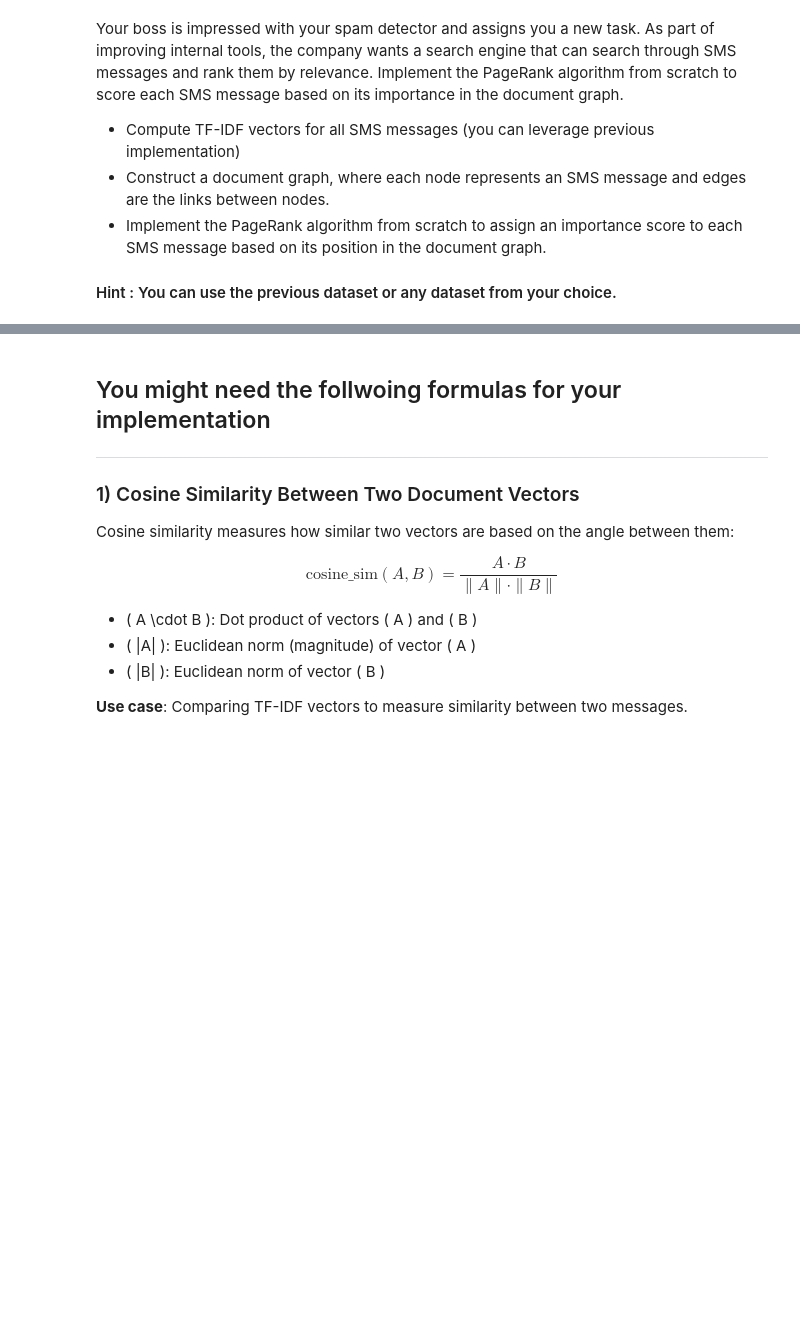
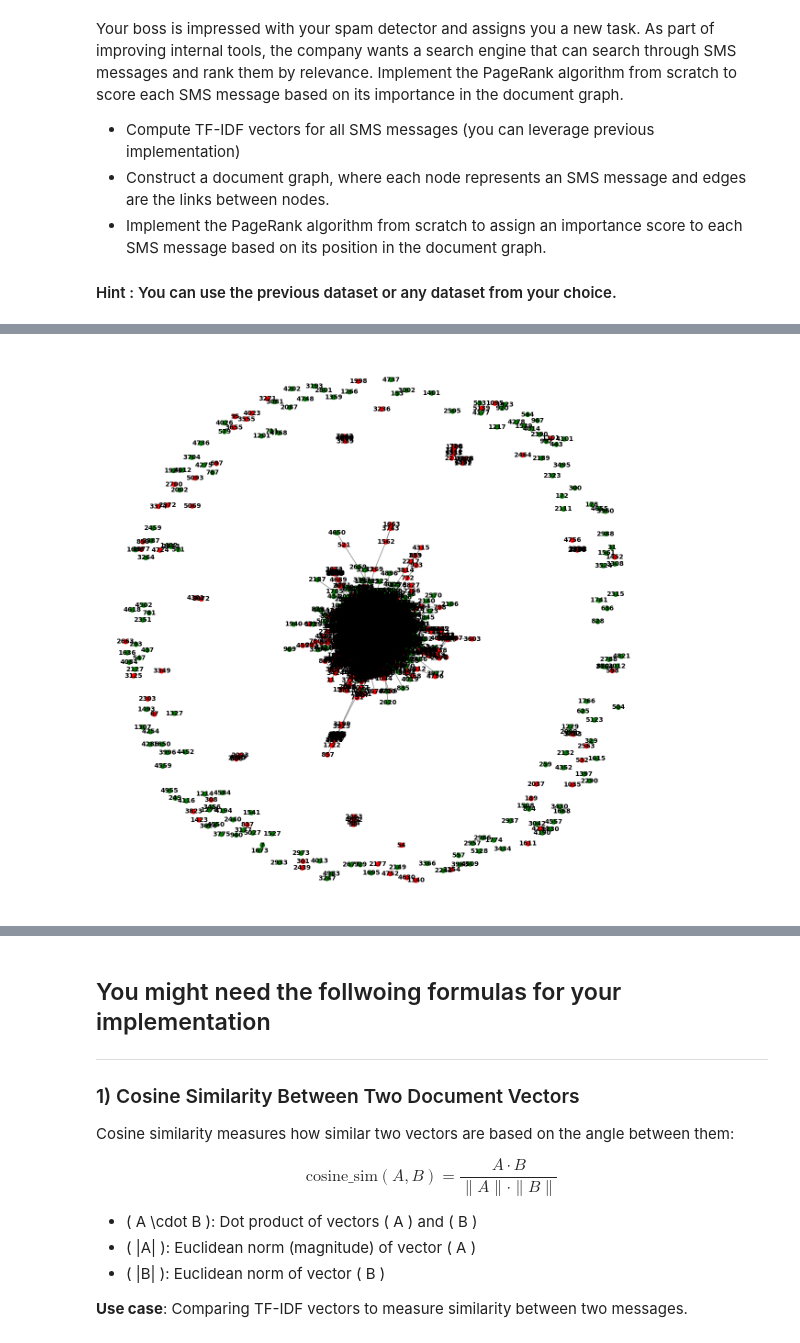
Before and after one commit to jdai01/CAI_NatL, a Jupyter notebook: Assignment 2/Assignment_2.ipynb, the cells around one changed output, grey strips where cells are left out. Cells and saved outputs as stored; diff of their text form; code cells hidden in the pictures; blank space fills up the shorter version.

```diff
--- a/Assignment 2/Assignment_2.ipynb
+++ b/Assignment 2/Assignment_2.ipynb
@@ -450,0 +428,43 @@ Your boss is impressed with your spam detector and assigns you a new task. As pa
+# %%
+def plot_graph(cosine_sim_matrix, labels, threshold=0.1):
+    # Create an undirected graph
+    N = cosine_sim_matrix.shape[0]
+    G = nx.Graph()
+
+    # Add nodes to the graph
+    for i in range(N):
+        G.add_node(i)
+
+    # Add edges based on the cosine similarity threshold
+    for i in range(N):
+        for j in range(i + 1, N):
+            if cosine_sim_matrix[i][j] > threshold:
+                G.add_edge(i, j, weight=cosine_sim_matrix[i][j])
+
+    # Color nodes based on spam/ham classification (0: ham, 1: spam)
+    node_colors = ['red' if label == 1 else 'green' for label in labels]
+
+    # Plot the graph
+    pos = nx.spring_layout(G)  # Layout for nodes
+    plt.figure(figsize=(12, 12))
+
+    # Draw the graph
+    nx.draw(
+        G,
+        pos,
+        with_labels=True,
+        node_size=50,
+        node_color=node_colors,  # Colorize nodes based on spam/ham
+        font_size=10,
+        font_weight='bold',
+        edge_color='gray'
+    )
+
+    # Title and display
+    # plt.title(f"Document Similarity Graph (Spam vs Ham) - Threshold: {threshold}")
+    plt.savefig(f"output/document-similarity-threshold-{threshold}.png")
+    plt.show()
+# %%
+plot_graph(cosine_sim_matrix, sms_labels, threshold=0.2)
+# %% [output]
+[figure, added]
```
Also changed, not shown: parts of 44 cells of this notebook, 3 other files.
